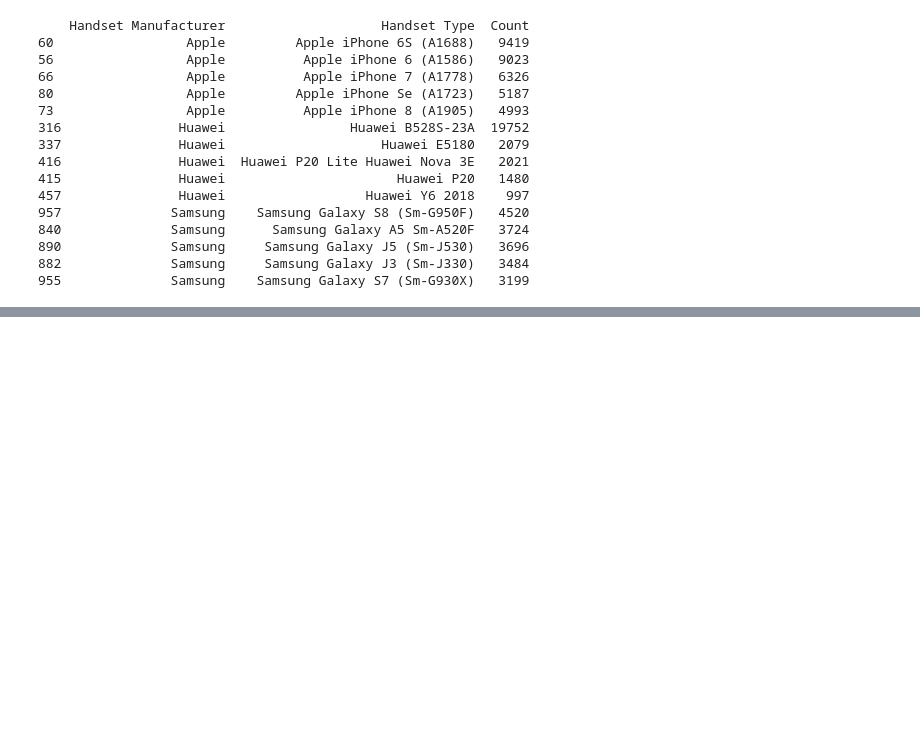
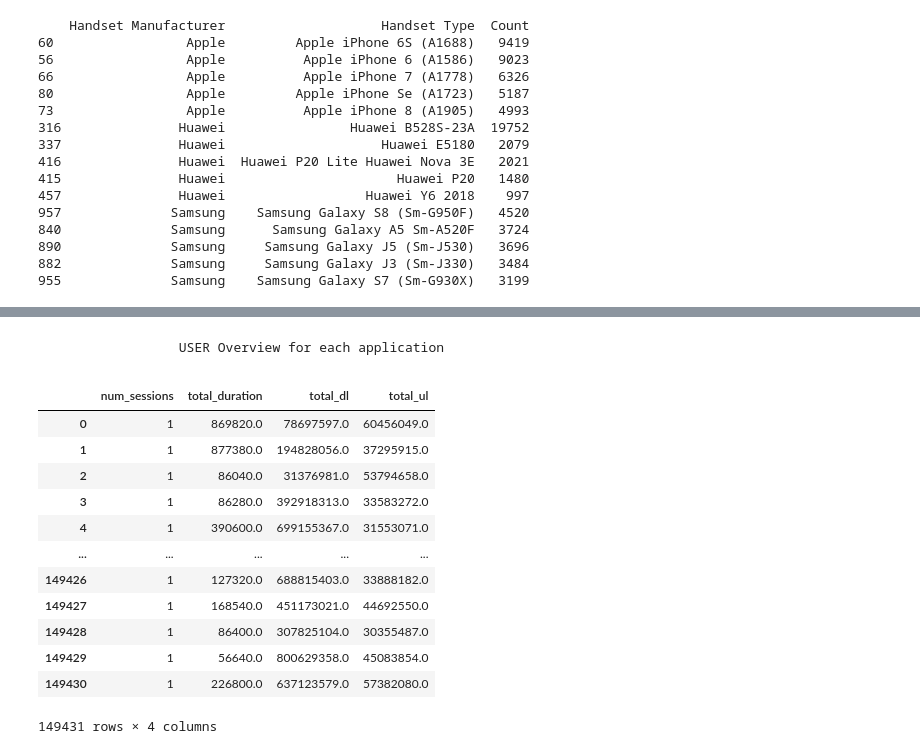
Before and after one commit to Tesfahun03/user-satisfaction-analysis, a Jupyter notebook: notebooks/main.ipynb, the cells around one changed output, grey strips where cells are left out. Saved outputs shown, nothing was run; the diff lists cells and outputs as text; code cells hidden in the pictures; blank space fills up the shorter version.

Commit message:
performing aggregation on each application

```diff
--- a/notebooks/main.ipynb
+++ b/notebooks/main.ipynb
@@ -207,0 +212,19 @@ print(top_5_handsets_per_manufacturer)
+# %% [markdown]
+                    USER Overview for each application
+# %%
+application = 'Social Media UL (Bytes)'
+user_behavior(df, application)
+# %% [output]
+|  | num_sessions | total_duration | total_dl | total_ul |
+| 0 | 1 | 869820.0 | 78697597.0 | 60456049.0 |
+| 1 | 1 | 877380.0 | 194828056.0 | 37295915.0 |
+| 2 | 1 | 86040.0 | 31376981.0 | 53794658.0 |
+| 3 | 1 | 86280.0 | 392918313.0 | 33583272.0 |
+| 4 | 1 | 390600.0 | 699155367.0 | 31553071.0 |
+| ... | ... | ... | ... | ... |
+| 149426 | 1 | 127320.0 | 688815403.0 | 33888182.0 |
+| 149427 | 1 | 168540.0 | 451173021.0 | 44692550.0 |
+| 149428 | 1 | 86400.0 | 307825104.0 | 30355487.0 |
+| 149429 | 1 | 56640.0 | 800629358.0 | 45083854.0 |
+| 149430 | 1 | 226800.0 | 637123579.0 | 57382080.0 |
+149431 rows × 4 columns
```
Also changed, not shown: parts of 11 cells of this notebook, 2 other files.
